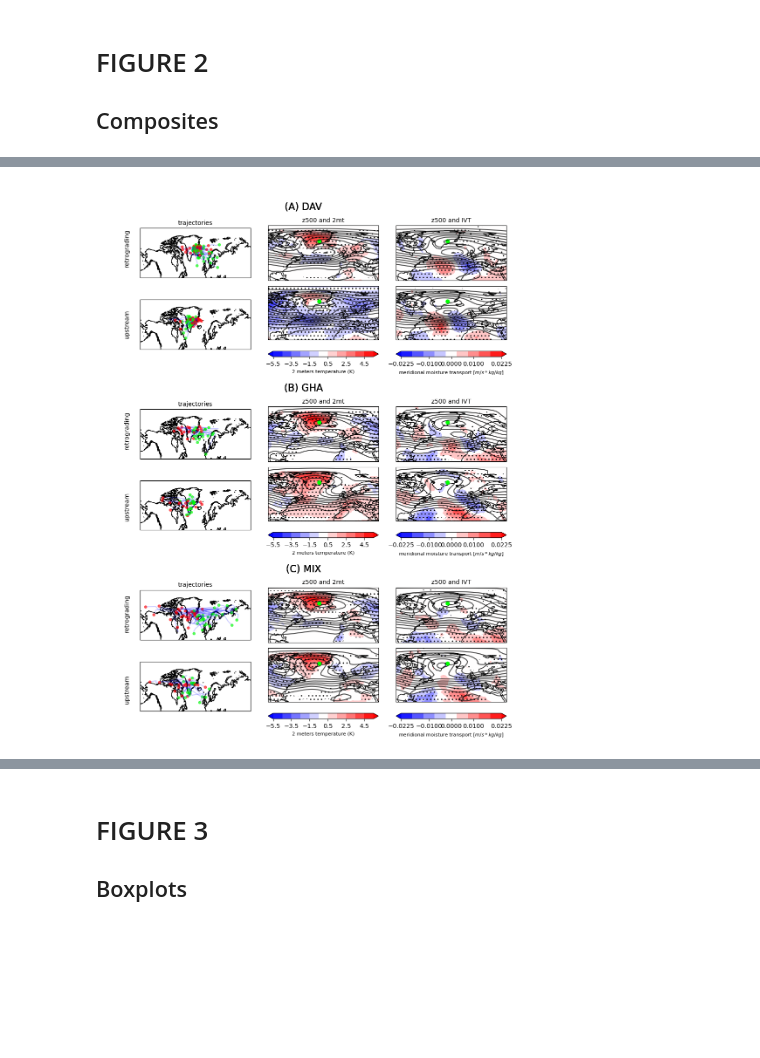
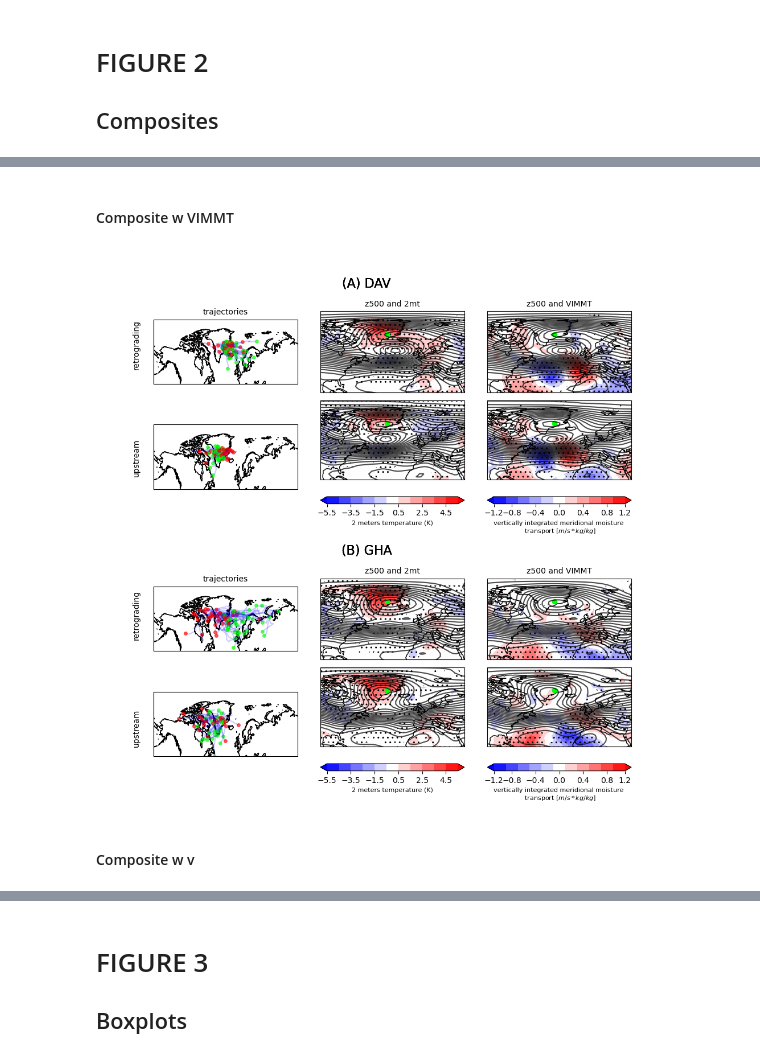
Before and after one commit to michele-filippucci/greenland_blocking, a Jupyter notebook: article_plots_2.0/Part1.ipynb, the cells around one changed output, grey strips where cells are left out. Drawn from its saved outputs; the diff is of its cells as text; code cells hidden in the pictures; blank space fills up the shorter version.

```diff
--- a/article_plots_2.0/Part1.ipynb
+++ b/article_plots_2.0/Part1.ipynb
@@ -79,7 +88,6 @@ ds_filt_MIX = xr.open_dataset('ERA5_northem_2.5x2.5_zg_MIX_tracked_daily_1940-20
 %cd /emmy-noether/home/mf671/DATA/ERA5/gr_tracking/dictionaries/
 dic_for_filtering_DAV = np.load('ERA5_northem_2.5x2.5_zg_DAV_tracked_daily_1940-2023_DIC.npy',allow_pickle=True) #original
 dic_for_filtering_GHA = np.load('ERA5_northem_2.5x2.5_zg_GHA_tracked_daily_1940-2023_DIC.npy',allow_pickle=True) #original
-dic_for_filtering_MIX = np.load('ERA5_northem_2.5x2.5_zg_MIX_tracked_daily_1940-2023_DIC.npy',allow_pickle=True) #original
-dics =(dic_for_filtering_DAV,dic_for_filtering_GHA,dic_for_filtering_MIX)
+dics =(dic_for_filtering_DAV,dic_for_filtering_GHA)
 # %% [output]
 /emmy-noether/home/mf671/DATA/ERA5/gr_tracking/dictionaries
@@ -132,14 +130,15 @@ for t,time in tqdm(enumerate(times)):
 '''
 TRAJECTORY PLOT
 '''
-fig, axarr = plt.subplots(nrows=1, ncols=3, figsize=(20, 6), subplot_kw={'projection': ccrs.PlateCarree()})
+fig, axarr = plt.subplots(nrows=1, ncols=2, figsize=(12, 4), subplot_kw={'projection': ccrs.PlateCarree()})
 lon = ds_filt_DAV['lon']
 lat = ds_filt_DAV['lat']
-titles = ['DAV [' + str(len(labels[0])) + ']','GHA [' + str(len(labels[1])) + ']','MIX [' + str(len(labels[2])) + ']']
+titles = ['(a) DAV [' + str(len(labels[0])) + ']','(b) GHA [' + str(len(labels[1])) + ']']
 datacrs = ccrs.PlateCarree()
-extent =[-180,+120,45,90]
+extent =[-140,+100,45,90]
+#extent =[-180,+180,45,90]
 
-for j in range(3):
+for j in range(2):
     axarr[j].set_extent(extent, datacrs)
     axarr[j].coastlines()
     axarr[j].set_aspect(3)
@@ -151,4 +150,8 @@ for j in range(3):
         end = axarr[j].plot(dics[j][label]['track'][1][-1],dics[j][label]['track'][0][-1],'o', markersize=4,color='r',alpha=0.6,transform=datacrs)
         #plot the starting center of mass position
         start = axarr[j].plot(dics[j][label]['track'][1][0],dics[j][label]['track'][0][0],'o', markersize=4,color='lime',alpha=0.6,transform=datacrs)
+        #text = axarr[j].text(dics[j][label]['track'][1][0],dics[j][label]['track'][0][0],str(label),transform=datacrs)
+
+plt.tight_layout()
+plt.savefig('/emmy-noether/home/mf671/github/greenland_blocking/PLOTS/Figure1.pdf')
 # %% [output]
@@ -161,11 +164,13 @@ for j in range(3):
 #open composite datasets
 #ds_geop = xr.open_dataset('../../geop/ERA5_northem_2.5x2.5_zg500_daily_1940-2023_deseasonalized.nc')
 ds_temp = xr.open_dataset('../../temperature/ERA5_t2m_land_daily_2.5x2.5_jja_1940-2023.nc')
-ds_IVT = xr.open_dataset('../../IVT/ERA5_IVT_northem_daily_2.5x2.5_1940-2023_deseasonalized.nc')
+ds_IVT = xr.open_dataset('../../IVT/ERA5_IVT_northem_daily_2.5x2.5_jja_1940-2023.nc')
+ds_v = xr.open_dataset('../../winds/ERA5_v_northem_daily_2.5x2.5_jja_1940-2023.nc')
 # %%
 zg = ds_filt_DAV['zg']/9.81
-t2m = ds_temp['t2m']
-IVT = ds_IVT['IVT']
+t2m = deseasonalize(ds_temp['t2m'])
+IVT = deseasonalize(ds_IVT['IVT'])
+v = deseasonalize(ds_v['v'].loc[:,250,:,:])
 # %%
 #bootstrap function for statistical significance
 def Bootstrap(zg,n_sample,n_iter):
@@ -265,3 +287,5 @@ MIX
+# %% [markdown]
+#### Composite w VIMMT
 # %%
 '''
 COMPOSITES PLOT
@@ -269,26 +293,26 @@ COMPOSITES PLOT
 import matplotlib.gridspec as gridspec
 
 ncols=4
-nrows=9
+nrows=6
 
 big_titles_fontsize = 16
 small_titles_fontsize = 10
 colorbar_fontsize = 8
-small_titles = ['trajectories', 'z500 and 2mt', 'z500 and IVT']
+small_titles = ['trajectories', 'z500 and 2mt', 'z500 and VIMMT']
 
-fig, axarr = plt.subplots(nrows=nrows, ncols=ncols, figsize=(12,16))
-gs = gridspec.GridSpec(nrows, ncols, width_ratios=[0.2,1,1,1],height_ratios=[0.6,1, 1.4, 0.6, 1, 1.4,0.6, 1,1.4], hspace=0.1)
+fig, axarr = plt.subplots(nrows=nrows, ncols=ncols, figsize=(12,12))
+gs = gridspec.GridSpec(nrows, ncols, width_ratios=[0.2,1,1,1],height_ratios=[0.6,1, 1.4, 0.6, 1, 1.4], hspace=0.1)
 lon = ds_filt_DAV['lon']
-lon_IVT = ds_IVT['x']*2.5 - 180
+lon_IVT = ds_IVT['longitude']#*2.5 - 180
 lat = ds_filt_DAV['lat']
 datacrs = ccrs.PlateCarree()
 extent = [-100, 40, 20, 90]  # Greenland
 density = 2
 alpha_cont = 0.7
-z_levels = np.arange(4600,6000,40)
+z_levels = np.arange(4620,6000,20)
 t2m_range = np.arange(-5.5,5.6,1)
-IVT_range = np.arange(-0.0225, 0.023, 0.005)
-IVT_ticks = (-0.0225,-0.01,int(0),0.01,0.0225)
+IVT_range = np.arange(-1.1,1.2,0.2)#np.arange(np.min(IVT_retrograding_comp[0]), np.max(IVT_retrograding_comp[0]), (np.max(IVT_retrograding_comp[0])- np.min(IVT_retrograding_comp[0]))/10 )
+IVT_ticks = np.arange(-1.2,1.3,0.4)#(-0.0225,-0.01,int(0),0.01,0.0225)
 
 'PLOTS'
 for i in range(ncols):
@@ -351,32 +375,37 @@ for i in range(ncols):
                 k = int((j-1)/3)
                 plt.contour(lon,lat,zg_retrograding_comp[k],z_levels,alpha = alpha_cont,colors='black')
                 shad_IVT = plt.contourf(lon_IVT,lat,IVT_retrograding_comp[k],cmap='bwr',levels=IVT_range,extend='both')
                 hatchings = ax.contourf(lon_IVT, lat,IVT_retrograding_t_st[k],colors='none',levels=[.5,1.5],hatches=[density*'.',density*'.'])
                 #fig.colorbar(shad,orientation='vertical')
             if i == 3 and (j-2)%3==0:
                 k = int((j-2)/3)
                 plt.contour(lon,lat,zg_upstream_comp[k],z_levels,alpha = alpha_cont,colors='black')
                 shad_IVT = plt.contourf(lon_IVT,lat,IVT_upstream_comp[k],cmap='bwr',levels=IVT_range,extend='both')
                 hatchings = ax.contourf(lon_IVT, lat,IVT_upstream_t_st[k],colors='none',levels=[.5,1.5],hatches=[density*'.',density*'.'])
                 cb = fig.colorbar(shad_IVT, orientation='horizontal',ticks=IVT_ticks)
-                cb.set_label('meridional moisture transport [$m/s * kg/kg$]',size=colorbar_fontsize)
+                cb.set_label('vertically integrated meridional moisture \n transport [$m/s * kg/kg$]',size=colorbar_fontsize)
         'TITLES'
         if j%3 == 0:
             axarr[j,i].set_aspect('auto')
             middle_ax = fig.add_subplot(gs[j, :])  # Row 2, all columns
             if j == 0:
                 middle_ax.text(0.5, 0.4, '(A) DAV' , fontsize=big_titles_fontsize, ha='center', va='center')
             if j == 3:
                 middle_ax.text(0.5, 0.4, '(B) GHA' , fontsize=big_titles_fontsize, ha='center', va='center')
             if j == 6:
                 middle_ax.text(0.5, 0.4, '(C) MIX' , fontsize=big_titles_fontsize, ha='center', va='center')
             axarr[j,i].axis('off')
             middle_ax.axis('off')
         if i == 0:
             axarr[j,i].axis('off')
             if j == 1 or j == 4 or j== 7:
                 axarr[j,i].text(0.3,1,'retrograding',fontsize=small_titles_fontsize, rotation='vertical', ha='center', va='center')
             if j == 2 or j == 5 or j== 8:
                 axarr[j,i].text(0.3,0.7,'upstream',fontsize=small_titles_fontsize, rotation='vertical', ha='center', va='center')
+
+#plt.tight_layout()
+plt.savefig('/emmy-noether/home/mf671/github/greenland_blocking/PLOTS/Figure2.pdf')
 # %% [output]
-[figure, old version]
+[figure, new version]
+# %% [markdown]
+#### Composite w v
```
Also changed, not shown: parts of 37 cells of this notebook, 18 other files.
